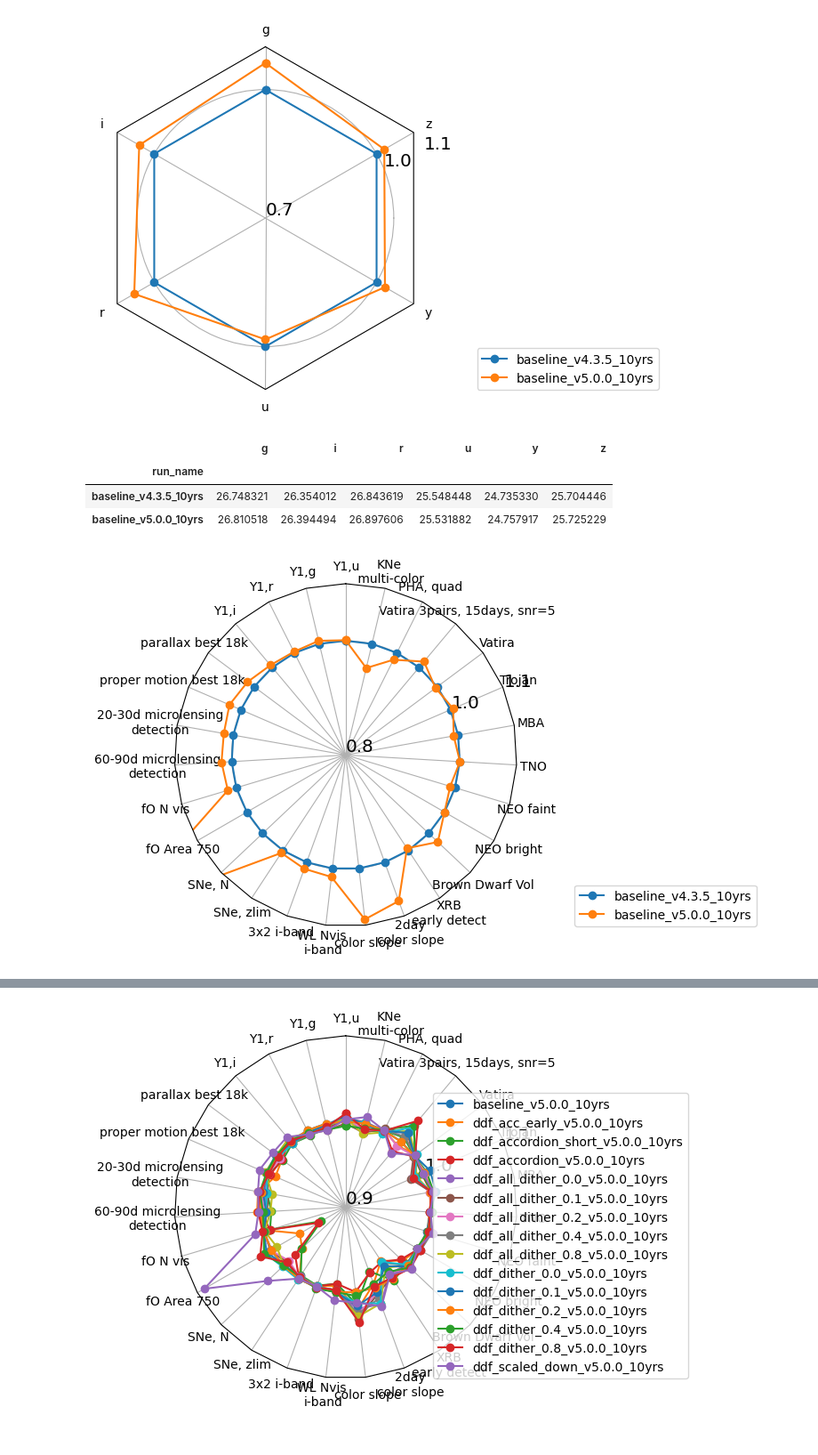
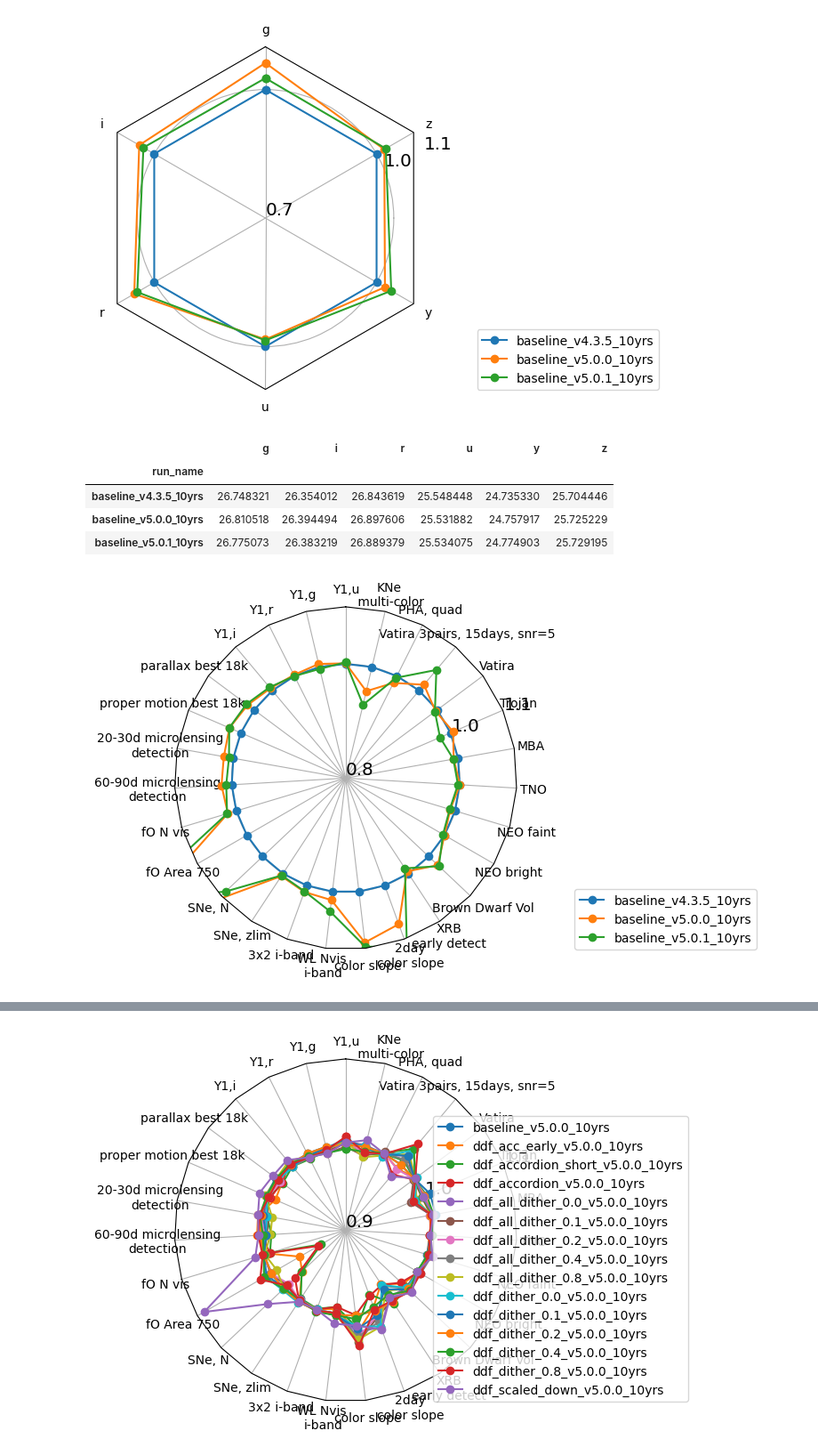
Before and after one commit to lsst-sims/sims_featureScheduler_runs5.0, a Jupyter notebook: maf/quick_look.ipynb, the cells around one changed output, grey strips where cells are left out. Shown at 89% size. Cells and saved outputs as stored; diff of their text form; code cells hidden in the pictures.

Commit message:
starting baseline production

```diff
--- a/maf/quick_look.ipynb
+++ b/maf/quick_look.ipynb
@@ -210,12 +210,12 @@ gaps_data = pd.DataFrame()
 for key in gaps_dict:
     gaps_data[gaps_dict[key]] = data_loaded[key]
 # %%
-runs = ['baseline_v4.3.5_10yrs', 'baseline_v5.0.0_10yrs']
+runs = ['baseline_v4.3.5_10yrs', 'baseline_v5.0.0_10yrs', 'baseline_v5.0.1_10yrs']
 ndata = norm_df(mag_data, runs, cols=mag_data.columns.values.tolist(),
                  mag_cols = mag_cols, norm_run='baseline_v4.3.5_10yrs')#, invert_cols=['u', 'g', 'r', 'i', 'z', 'y'])
 fig, ax = radar(ndata, legend=True, rgrids=[0.7, 1.0, 1.1], bbox_to_anchor=(1.65, 0))
 # %% [output]
-[figure, old version]
+[figure, new version]
 # %%
 mag_data.loc[runs]
 # %% [output]
@@ -223,12 +223,13 @@ mag_data.loc[runs]
 | run_name |  |  |  |  |  |  |
 | baseline_v4.3.5_10yrs | 26.748321 | 26.354012 | 26.843619 | 25.548448 | 24.735330 | 25.704446 |
 | baseline_v5.0.0_10yrs | 26.810518 | 26.394494 | 26.897606 | 25.531882 | 24.757917 | 25.725229 |
+| baseline_v5.0.1_10yrs | 26.775073 | 26.383219 | 26.889379 | 25.534075 | 24.774903 | 25.729195 |
 # %%
 ndata = norm_df(data, runs, cols=data.columns.values.tolist(),
                 invert_cols=invert_cols, mag_cols = mag_cols, norm_run='baseline_v4.3.5_10yrs')
 fig, ax = radar(ndata, legend=True, rgrids=[0.8, 1.0, 1.1], bbox_to_anchor=(1.7, 0))
 # %% [output]
-[figure, old version]
+[figure, new version]
 # %%
 ndata
 # %% [output]
```
Also changed, not shown: parts of 4 cells of this notebook, 2 other files.
